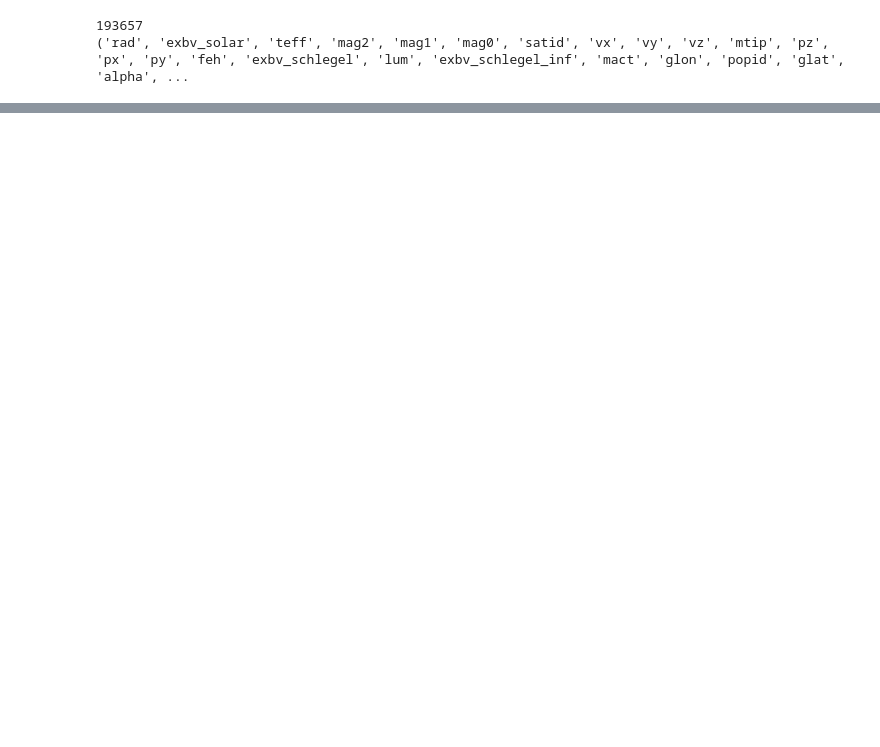
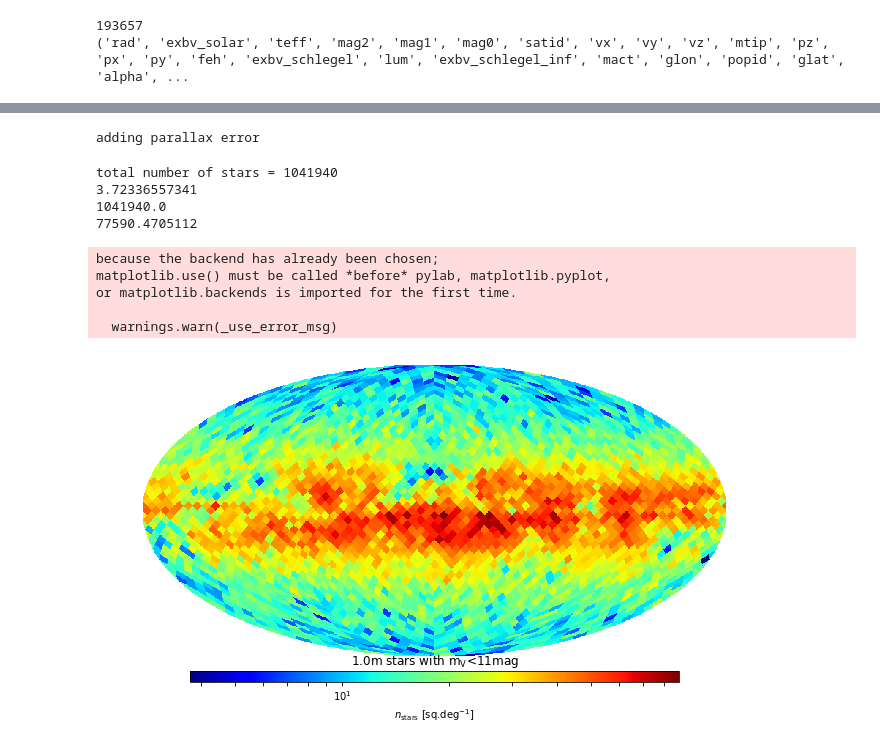
Before and after one commit to jan-rybizki/Galaxia_wrap, a Jupyter notebook: notebook/Creating magnitude limited synthetic catalogues with Galaxia.ipynb, the cells around one changed output, grey strips where cells are left out. Saved outputs shown, nothing was run; the diff lists cells and outputs as text; code cells hidden in the pictures; blank space fills up the shorter version.

```diff
--- a/notebook/Creating magnitude limited synthetic catalogues with Galaxia.ipynb
+++ b/notebook/Creating magnitude limited synthetic catalogues with Galaxia.ipynb
@@ -129 +187,13 @@ plt.gca().invert_yaxis()
+# %%
+# Adding parallaxes and errors
+x = append_fields(x, 'parallax', (np.zeros(len(x))), usemask = False)
+x = append_fields(x, 'fractional_parallax_error', (np.zeros(len(x))), usemask = False)
+z = np.max((np.power(10,np.ones(len(x))*0.4*(12.09-15.)),np.power(10,0.4*(x['gaia_g']-15.))), axis = 0)
+sigma = np.sqrt(-1.631+680.766*z+32.732*z*z) * (0.986+(1-0.986)*(x['ubv_v']-x['ubv_i']))
+p_error = np.divide(sigma,1000.)
+x['parallax'] = np.divide(1000,x['rad']*1000.)
+x['fractional_parallax_error'] = np.divide(p_error,x['parallax'])
+print("adding parallax error")
+# %% [output]
+adding parallax error
 # %%
@@ -132,3 +202,69 @@ np.save('../output/TGAS_11mag',x)
 # save it as fits to inspect this in topcat
 #from astropy.io import fits
 #fits.writeto('TGAS_11mag.fits',x)
+# %%
+### Plot the stellar density across the sky
+## Using plotting routines from Tri Astraatmadja
+import healpy as hp
+import matplotlib.cm as cm
+from matplotlib.colors import LogNorm
+import matplotlib
+from defaults import getLogTickMarks
+
+
+x = np.load('../output/' + filename[:-4] + '.npy')
+NSIDE = 16
+oversampling = 10
+total = len(x)
+x['glon'] = x['glon'] * (np.pi/180.)
+x['glat'] = (90.-x['glat']) * (np.pi/180.)
+print 'total number of stars = %.d' %(total * oversampling)
+count = hp.ang2pix(NSIDE,x['glat'],x['glon'])
+sqdegs = 41253
+pixels = NSIDE * NSIDE * 12
+pixel_per_sqdeg = pixels / float(sqdegs)
+min_density = oversampling * pixel_per_sqdeg
+m = np.arange(hp.nside2npix(NSIDE))
+density = np.zeros(hp.nside2npix(NSIDE))
+for item in count:
+    density[item] += oversampling * pixel_per_sqdeg
+print np.min(density)
+print sum(density)/pixel_per_sqdeg
+print sum(density)
+cmap = cm.jet
+cmap.set_under(cmap(0.0))
+cmap.set_over(cmap(1.0))
+norm=LogNorm()
+minVal = np.nanmin(density[density>0])
+maxVal = np.nanmax(density[density<+np.inf])
+density[density<minVal] = minVal
+x['glon'] = x['glon'] * (180./np.pi)
+cbLabel=r'$n_{\rm stars}$ [sq.deg$^{-1}$]'
+hp.mollview(density, unit=cbLabel, min=minVal, max=maxVal, nest=False, title='', norm=norm, cmap=cmap, cbar=None)
+fig = plt.gcf()
+ax = plt.gca()
+pos1 = ax.get_position() # get the original position
+pos2 = [pos1.x0, pos1.y0 + 0.06,  pos1.width, pos1.height]
+ax.set_position(pos2) # set a new position
+im = ax.get_images()[0]
+cbAx = fig.add_axes([0.1, 0.12, 0.8, 0.03])
+cb = plt.colorbar(im, cax=cbAx, orientation='horizontal', )
+cb.ax.minorticks_on()
+tickMarks = getLogTickMarks(minVal, maxVal)
+minorticks = im.norm(tickMarks)
+cb.ax.xaxis.set_ticks(minorticks, minor=True)
+cb.solids.set_edgecolor("face")
+cb.set_label(cbLabel)
+plt.title(r"%.1fm stars with m$_\mathrm{V}$<11mag" %(total*oversampling/1e6), fontsize = 12)
+plt.show()
+# %% [output]
+total number of stars = 1041940
+3.72336557341
+1041940.0
+77590.4705112
+because the backend has already been chosen;
+matplotlib.use() must be called *before* pylab, matplotlib.pyplot,
+or matplotlib.backends is imported for the first time.
+
+  warnings.warn(_use_error_msg)
+[figure, added]
```
Also changed, not shown: parts of 16 cells of this notebook, 7 other files.
